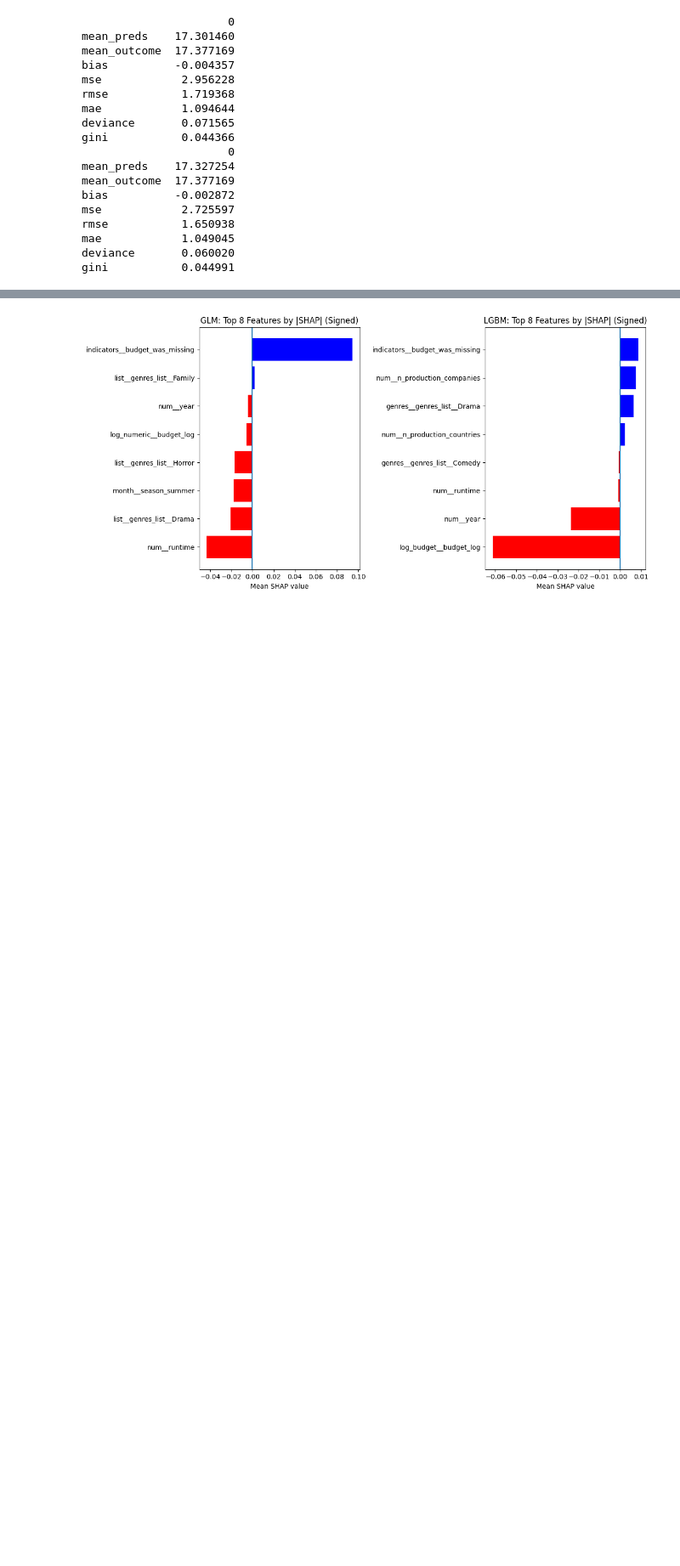
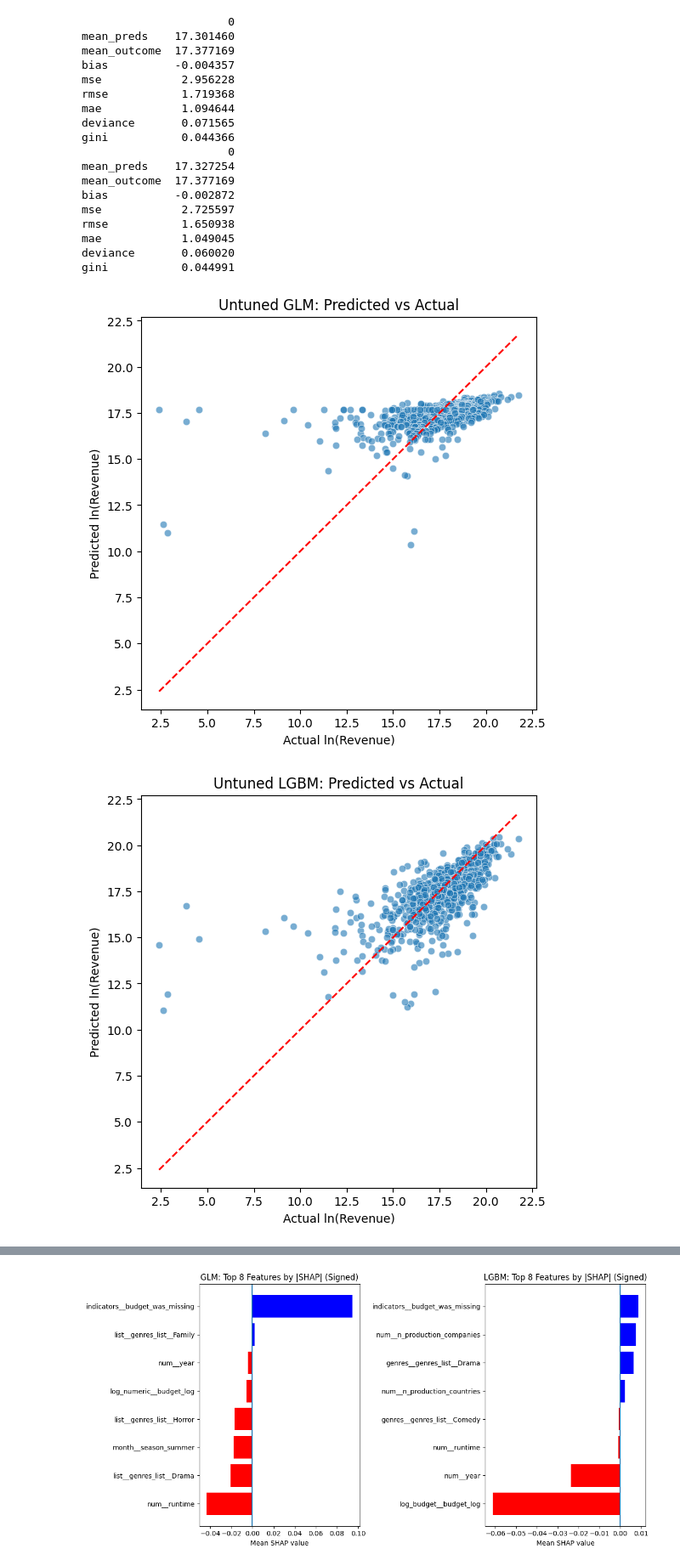
Before and after one commit to gem733/d100project, a Jupyter notebook: d100project/evaluation/evaluation.ipynb, the cells around one changed output, grey strips where cells are left out. Shown: that part at 85% size. Drawn from its saved outputs; the diff is of its cells as text; code cells hidden in the pictures; blank space fills up the shorter version.

```diff
--- a/d100project/evaluation/evaluation.ipynb
+++ b/d100project/evaluation/evaluation.ipynb
@@ -44,6 +44,32 @@ rmse           1.650938
 mae            1.049045
 deviance       0.060020
 gini           0.044991
+# %%
+# Plot predicted vs actual values for UNTUNED GLM and LGBM models
+
+import matplotlib.pyplot as plt
+import seaborn as sns
+
+from _load_untuned_predictions import load_predict_parquet
+
+df = load_predict_parquet()
+
+def plot_pred_vs_actual(df, pred_col, actual_col='ln_revenue', model_name='Model'):
+    plt.figure(figsize=(6,6))
+    sns.scatterplot(x=df[actual_col], y=df[pred_col], alpha=0.6)
+    plt.plot([df[actual_col].min(), df[actual_col].max()],
+             [df[actual_col].min(), df[actual_col].max()],
+             'r--')
+    plt.xlabel("Actual ln(Revenue)")
+    plt.ylabel("Predicted ln(Revenue)")
+    plt.title(f"Untuned {model_name}: Predicted vs Actual")
+    plt.show()
+
+plot_pred_vs_actual(df, 'pred_glm', model_name='GLM')
+plot_pred_vs_actual(df, 'pred_lgbm', model_name='LGBM')
+# %% [output]
+[figure, added]
+[figure, added]
 # %%
 # Plot predicted vs actual values for GLM and LGBM models
 
```
Also changed, not shown: 7 other files.
